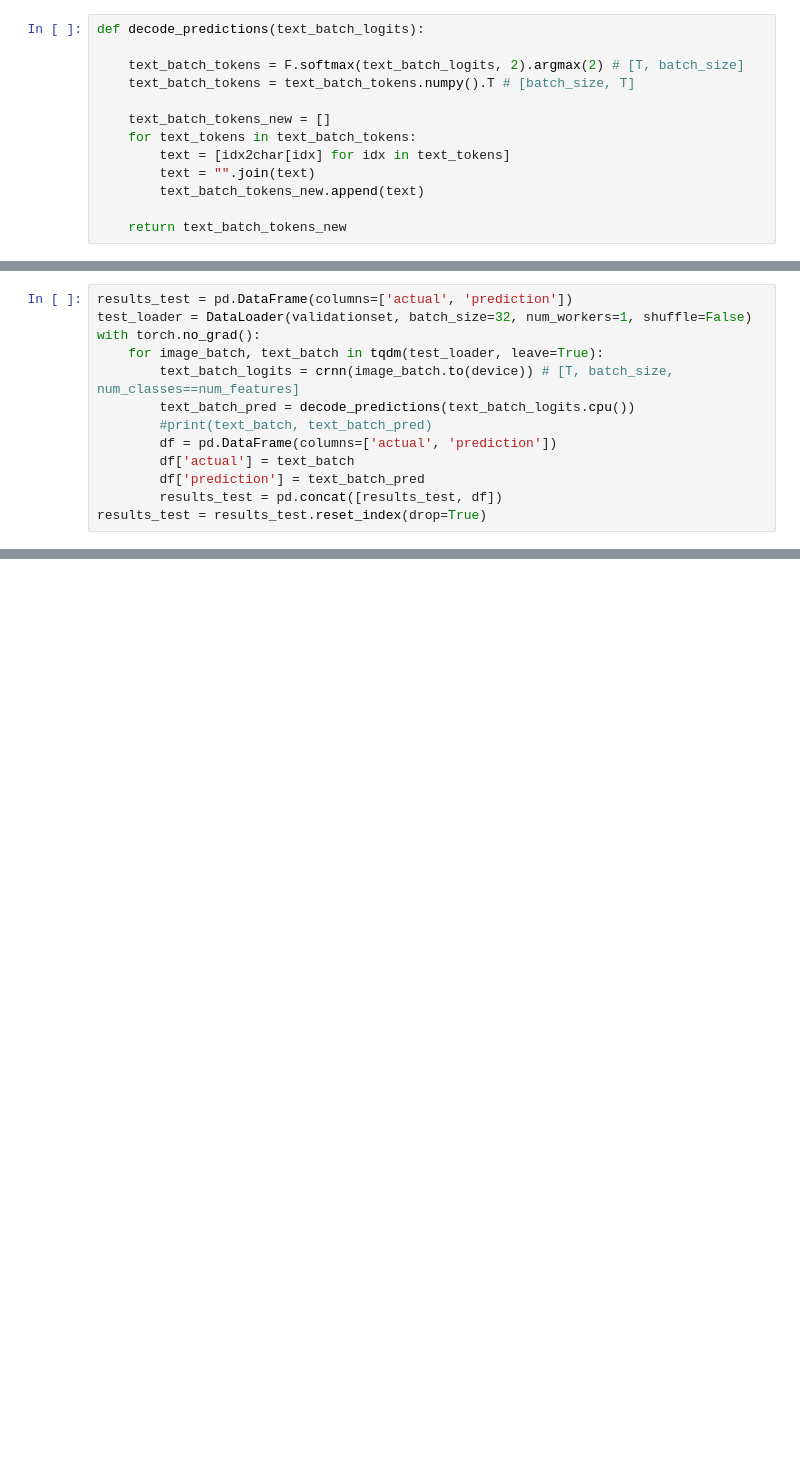
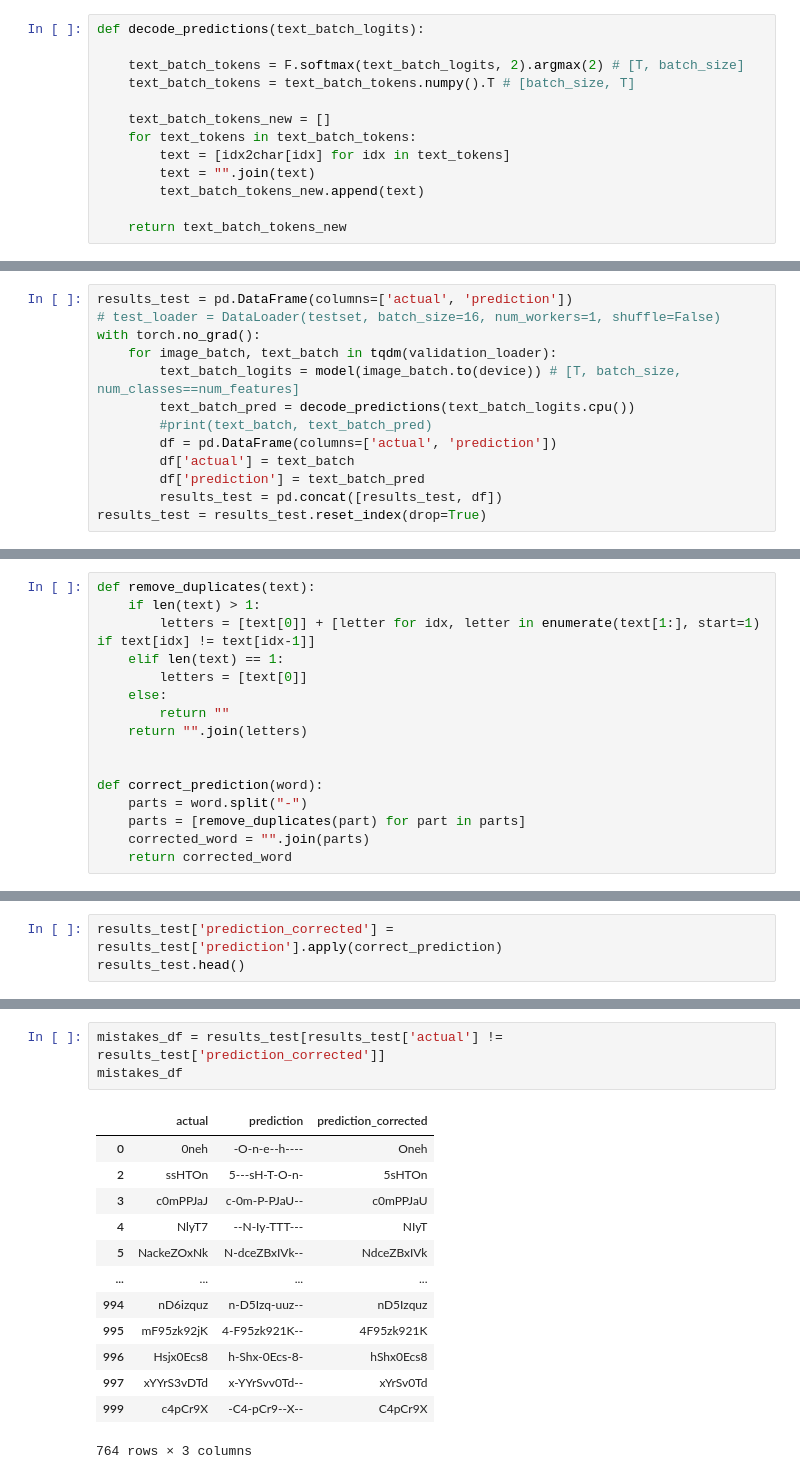
Before and after one commit to sestys/aicrowd_blitz4, a Jupyter notebook: captcha_recognition.ipynb, the cells around one changed output, grey strips where cells are left out. Drawn from its saved outputs; the diff is of its cells as text; blank space fills up the shorter version.

```diff
--- a/captcha_recognition.ipynb
+++ b/captcha_recognition.ipynb
@@ -408,10 +521,10 @@ with torch.no_grad():
 results_train = results_train.reset_index(drop=True)
 # %%
 results_test = pd.DataFrame(columns=['actual', 'prediction'])
-test_loader = DataLoader(validationset, batch_size=32, num_workers=1, shuffle=False)
+# test_loader = DataLoader(testset, batch_size=16, num_workers=1, shuffle=False)
 with torch.no_grad():
-    for image_batch, text_batch in tqdm(test_loader, leave=True):
-        text_batch_logits = crnn(image_batch.to(device)) # [T, batch_size, num_classes==num_features]
+    for image_batch, text_batch in tqdm(validation_loader):
+        text_batch_logits = model(image_batch.to(device)) # [T, batch_size, num_classes==num_features]
         text_batch_pred = decode_predictions(text_batch_logits.cpu())
         #print(text_batch, text_batch_pred)
         df = pd.DataFrame(columns=['actual', 'prediction'])
@@ -443,0 +557,16 @@ results_test.head()
+# %%
+def remove_duplicates(text):
+    if len(text) > 1:
+        letters = [text[0]] + [letter for idx, letter in enumerate(text[1:], start=1) if text[idx] != text[idx-1]]
+    elif len(text) == 1:
+        letters = [text[0]]
+    else:
+        return ""
+    return "".join(letters)
+
+
+def correct_prediction(word):
+    parts = word.split("-")
+    parts = [remove_duplicates(part) for part in parts]
+    corrected_word = "".join(parts)
+    return corrected_word
@@ -443,0 +583,3 @@ results_test.head()
+# %%
+results_test['prediction_corrected'] = results_test['prediction'].apply(correct_prediction)
+results_test.head()
@@ -443,0 +595,17 @@ results_test.head()
+# %%
+mistakes_df = results_test[results_test['actual'] != results_test['prediction_corrected']]
+mistakes_df
+# %% [output]
+|  | actual | prediction | prediction_corrected |
+| 0 | 0neh | -O-n-e--h---- | Oneh |
+| 2 | ssHTOn | 5---sH-T-O-n- | 5sHTOn |
+| 3 | c0mPPJaJ | c-0m-P-PJaU-- | c0mPPJaU |
+| 4 | NlyT7 | --N-Iy-TTT--- | NIyT |
+| 5 | NackeZOxNk | N-dceZBxIVk-- | NdceZBxIVk |
+| ... | ... | ... | ... |
+| 994 | nD6izquz | n-D5Izq-uuz-- | nD5Izquz |
+| 995 | mF95zk92jK | 4-F95zk921K-- | 4F95zk921K |
+| 996 | Hsjx0Ecs8 | h-Shx-0Ecs-8- | hShx0Ecs8 |
+| 997 | xYYrS3vDTd | x-YYrSvv0Td-- | xYrSv0Td |
+| 999 | c4pCr9X | -C4-pCr9--X-- | C4pCr9X |
+764 rows × 3 columns
```
Also changed, not shown: parts of 62 cells of this notebook.
